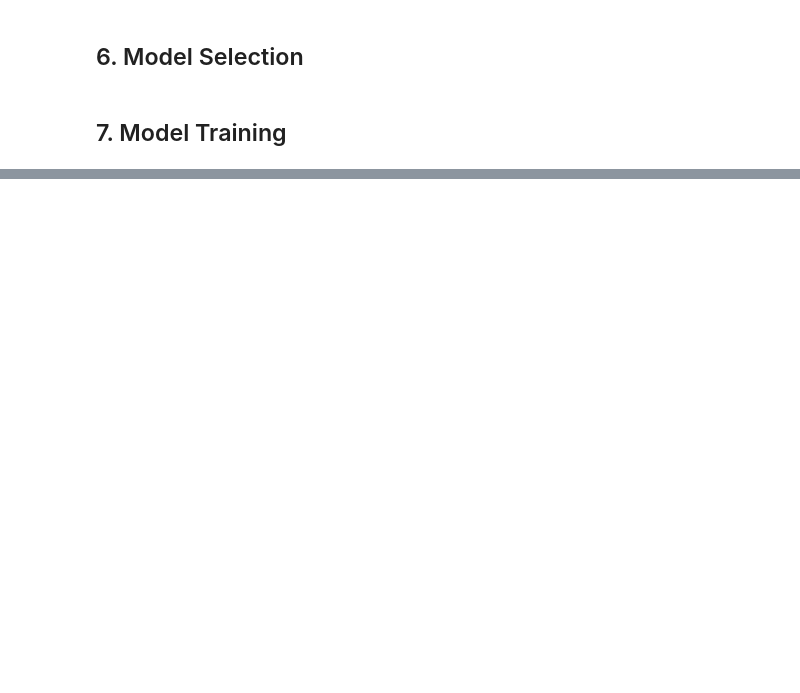
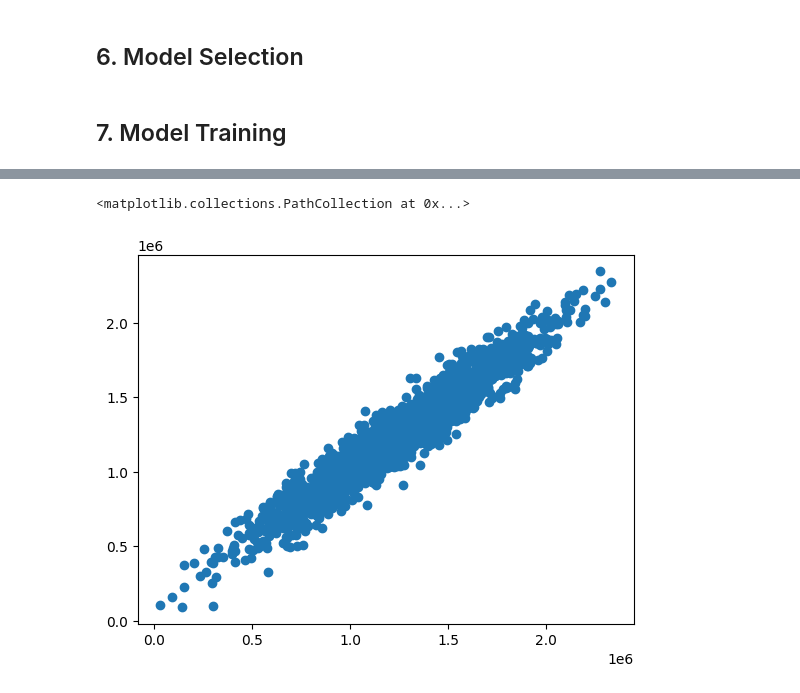
Before and after one commit to lucieprazakova/python, a Jupyter notebook: Machine_Learning/linear_regression-Housing_excercise.ipynb, the cells around one changed output, grey strips where cells are left out. Drawn from its saved outputs; the diff is of its cells as text; code cells hidden in the pictures; blank space fills up the shorter version.

```diff
--- a/Machine_Learning/linear_regression-Housing_excercise.ipynb
+++ b/Machine_Learning/linear_regression-Housing_excercise.ipynb
@@ -126,9 +127,9 @@ Index(['Avg. Area Income', 'Avg. Area House Age', 'Avg. Area Number of Rooms',
       dtype='object')
 # %%
-X = df[['Avg. Area Income', 'Avg. Area House Age', 'Avg. Area Number of Rooms',
-       'Avg. Area Number of Bedrooms', 'Area Population', 'Address']]
+X = numeric_data[['Avg. Area Income', 'Avg. Area House Age', 'Avg. Area Number of Rooms',
+       'Avg. Area Number of Bedrooms', 'Area Population']]
 # %%
-y = df['Price'] # Predicted value
+y = numeric_data['Price'] # Predicted value
 # %%
 from sklearn.model_selection import train_test_split
 # %%
@@ -151,0 +187,7 @@ AttributeError: 'LinearRegression' object has no attribute 'intercept_'
+# %%
+predictions = lm.predict(X_test)
+# %%
+plt.scatter(y_test,predictions)
+# %% [output]
+<matplotlib.collections.PathCollection at 0x...>
+[figure, added]
```
Also changed, not shown: parts of 13 cells of this notebook.
